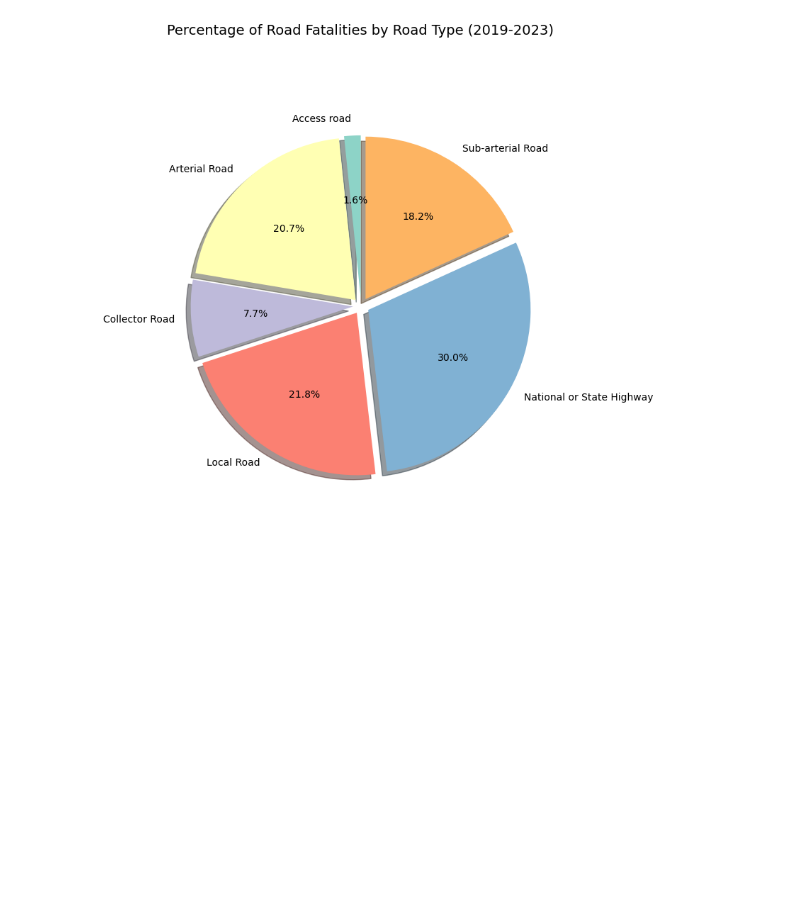
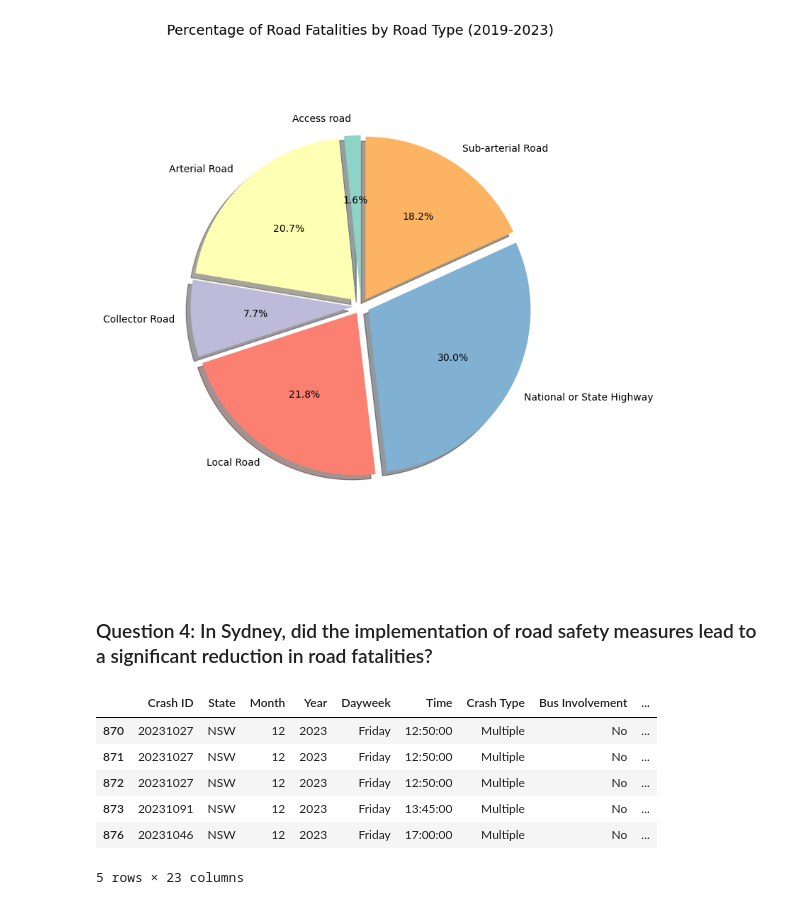
Before and after one commit to Yukitoshi12345/Australia-Road-Fatality, a Jupyter notebook: main.ipynb, the cells around one changed output. Cells and saved outputs as stored; diff of their text form; code cells hidden in the pictures; blank space fills up the shorter version.

```diff
--- a/main.ipynb
+++ b/main.ipynb
@@ -367,3 +336,19 @@ plt.tight_layout()
 plt.show()
 # %% [output]
 [figure]
+# %% [markdown]
+### Question 4: In Sydney, did the implementation of road safety measures lead to a significant reduction in road fatalities?
+# %%
+# Filter the dataset for New South Wales (NSW) entries
+df_sydney = df_fatalities_clean[df_fatalities_clean['State'] == 'NSW']
+
+# Display the first few rows of the filtered Sydney (NSW) dataset
+df_sydney.head()
+# %% [output]
+|  | Crash ID | State | Month | Year | Dayweek | Time | Crash Type | Bus Involvement | ... |
+| 870 | 20231027 | NSW | 12 | 2023 | Friday | 12:50:00 | Multiple | No | ... |
+| 871 | 20231027 | NSW | 12 | 2023 | Friday | 12:50:00 | Multiple | No | ... |
+| 872 | 20231027 | NSW | 12 | 2023 | Friday | 12:50:00 | Multiple | No | ... |
+| 873 | 20231091 | NSW | 12 | 2023 | Friday | 13:45:00 | Multiple | No | ... |
+| 876 | 20231046 | NSW | 12 | 2023 | Friday | 17:00:00 | Multiple | No | ... |
+5 rows × 23 columns
```
Also changed, not shown: parts of 4 cells of this notebook, 1 other file.
